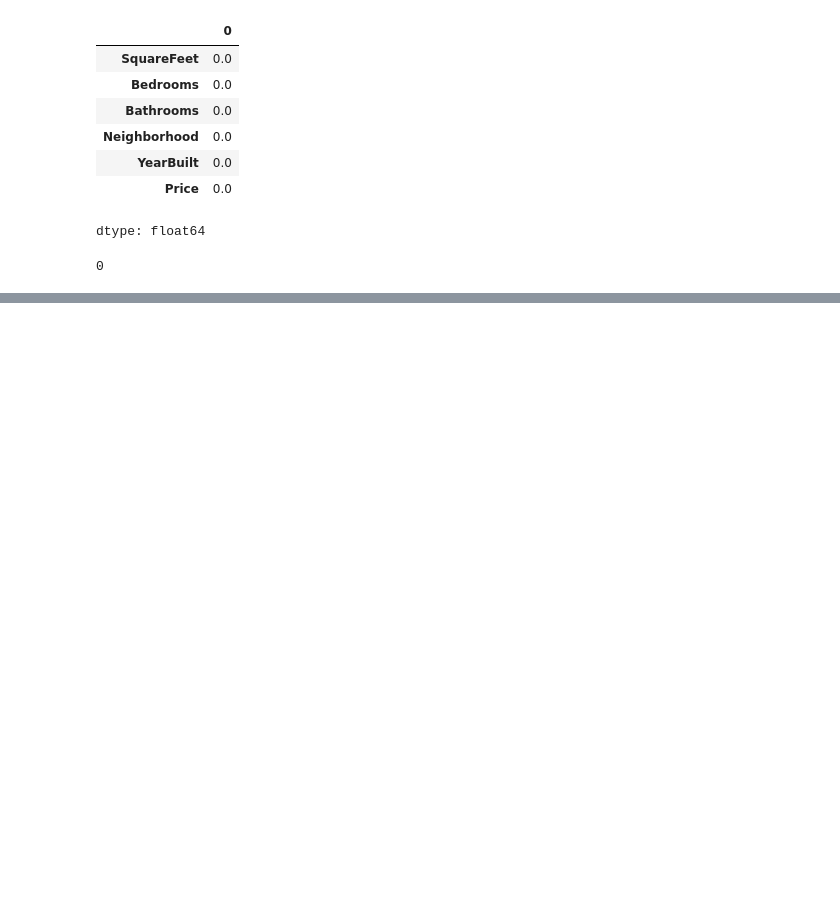
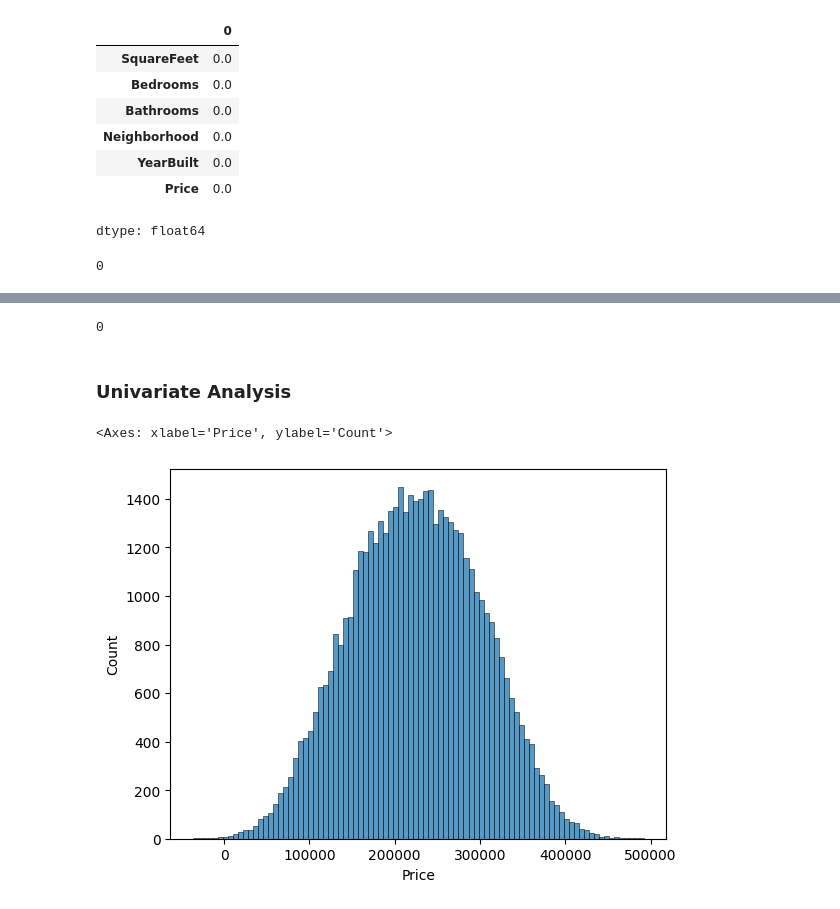
Before and after one commit to saadkhalidabbasi/EDA-Projects, a Jupyter notebook: Housing_Price_Prediction.ipynb, the cells around one changed output, grey strips where cells are left out. Cells and saved outputs as stored; diff of their text form; code cells hidden in the pictures; blank space fills up the shorter version.

```diff
--- a/Housing_Price_Prediction.ipynb
+++ b/Housing_Price_Prediction.ipynb
@@ -105,0 +128,13 @@ df.duplicated().sum()
+# %%
+df.duplicated().sum()
+# %% [output]
+0
+# %%
+df = pd.get_dummies(df)
+# %% [markdown]
+### **Univariate Analysis**
+# %%
+sns.histplot(df['Price'])
+# %% [output]
+<Axes: xlabel='Price', ylabel='Count'>
+[figure, added]
```
Also changed, not shown: parts of 8 cells of this notebook.
